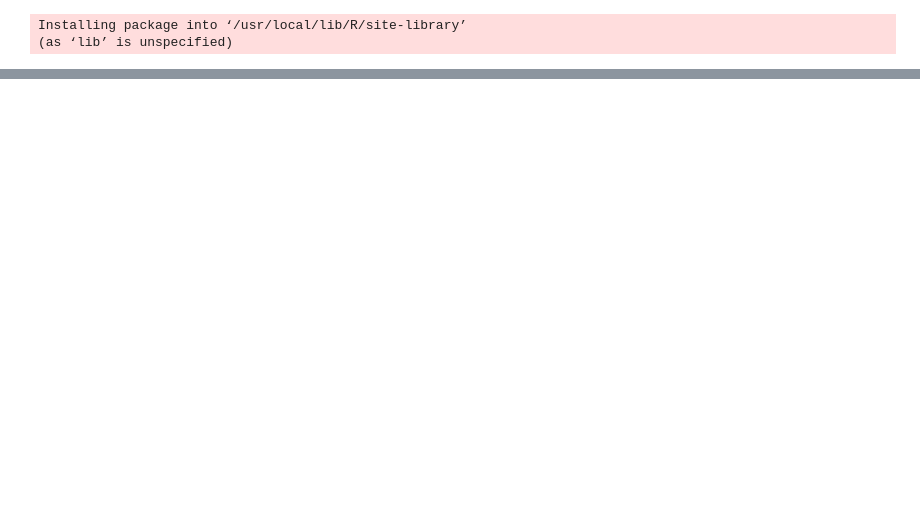
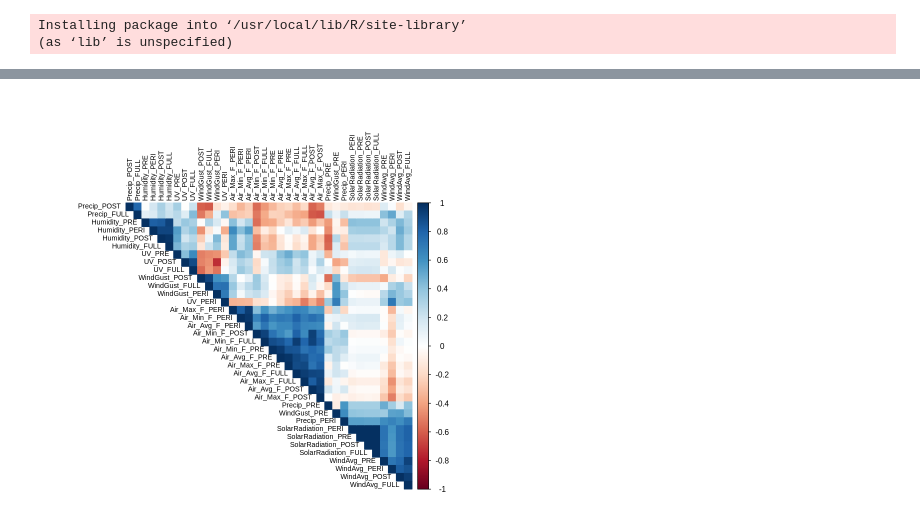
Before and after one commit to AmnNrz/llm-extension-training, a Jupyter notebook: pesticide_efficacy.ipynb, the cells around one changed output, grey strips where cells are left out. Cells and saved outputs as stored; diff of their text form; code cells hidden in the pictures; blank space fills up the shorter version.

```diff
--- a/pesticide_efficacy.ipynb
+++ b/pesticide_efficacy.ipynb
@@ -757,0 +63,4 @@ inf_gala_hourly_joined$FULL__WindGust__max
+# %%
+inf_df <- read_csv("infection.csv")
+env_d_df <- read_csv("environmental_d.csv")
+env_h_df <- read_csv("environmental_h.csv")
@@ -757,0 +108,4 @@ inf_gala_hourly_joined$FULL__WindGust__max
+# %%
+# Filter environmental data to ±14 days of inoculation
+env_d_filtered <- env_d_df %>%
+  filter(DayFromInoc >= -14 & DayFromInoc <= 14)
@@ -757,0 +196,4 @@ inf_gala_hourly_joined$FULL__WindGust__max
+# %%
+# Join infection data with summarized environmental features
+inf_env_df <- inf_df %>%
+  left_join(env_summary, by = c("state" = "state", "year" = "Year"))
@@ -757,0 +247,87 @@ inf_gala_hourly_joined$FULL__WindGust__max
+# %%
+# --- 1) load / install packages ------------------------------------------------
+pkgs <- c("dplyr", "tidyr", "ggplot2", "corrplot", "tibble")
+for(p in pkgs){
+  if(!requireNamespace(p, quietly = TRUE)) install.packages(p)
+}
+lapply(pkgs, library, character.only = TRUE)
+
+# --- 2) specify predictor names ------------------------------------------------
+predictors <- c(
+  "Air_Min_F_PRE","Air_Avg_F_PRE","Air_Max_F_PRE","WindAvg_PRE","WindGust_PRE","Precip_PRE","SolarRadiation_PRE","Humidity_PRE", "UV_PRE",
+  "Air_Min_F_PERI","Air_Avg_F_PERI","Air_Max_F_PERI","WindAvg_PERI","WindGust_PERI","Precip_PERI","SolarRadiation_PERI","Humidity_PERI", "UV_PERI",
+  "Air_Min_F_POST","Air_Avg_F_POST","Air_Max_F_POST","WindAvg_POST","WindGust_POST","Precip_POST","SolarRadiation_POST","Humidity_POST", "UV_POST",
+  "Air_Min_F_FULL","Air_Avg_F_FULL","Air_Max_F_FULL","WindAvg_FULL","WindGust_FULL","Precip_FULL","SolarRadiation_FULL","Humidity_FULL", "UV_FULL"
+)
+
+# --- 3) check which predictors exist in the joined dataframe -------------------
+missing_preds <- setdiff(predictors, names(inf_env_df))
+if(length(missing_preds) > 0){
+  warning("The following predictor columns are missing from inf_env_df and will be skipped:\n",
+          paste(missing_preds, collapse = ", "))
+}
+available_preds <- intersect(predictors, names(inf_env_df))
+if(length(available_preds) == 0) stop("No predictor columns found in inf_env_df. Check names/joins.")
+
+# --- 4) create a numeric predictor dataframe (coerce with warning) -------------
+pred_df <- inf_env_df %>%
+  dplyr::select(all_of(available_preds)) %>%
+  mutate(across(everything(), ~ as.numeric(as.character(.))))
+
+# report columns that produced new NAs during coercion
+na_counts <- colSums(is.na(pred_df))
+cat("NA counts per predictor (after coercion):\n")
+print(na_counts)
+
+# --- 5) compute correlation matrix (pairwise complete.obs) --------------------
+cor_mat <- stats::cor(pred_df, use = "pairwise.complete.obs")
+cor_mat_rounded <- round(cor_mat, 2)
+print(cor_mat_rounded)   # quick numeric view
+
+# --- 6) clustered correlation heatmap -----------------------------------------
+# saves file and also plots to the notebook
+png(filename = "env_predictors_correlation_heatmap.png", width = 1200, height = 1000, res = 150)
+corrplot::corrplot(cor_mat, method = "color", type = "upper", order = "hclust",
+                   tl.cex = 0.7, tl.col = "black", addrect = 4, na.label = "square")
+dev.off()
+cat("Heatmap written to env_predictors_correlation_heatmap.png\n")
+
+# also draw inline (if in notebook)
+corrplot::corrplot(cor_mat, method = "color", type = "upper", order = "hclust",
+                   tl.cex = 0.7, tl.col = "black", addrect = 4, na.label = "square")
+
+# --- 7) list high-correlation pairs -------------------------------------------
+threshold <- 0.80  # change if you want a different cutoff
+high_idx <- which(abs(cor_mat) > threshold & abs(cor_mat) < 1, arr.ind = TRUE)
+if(nrow(high_idx) == 0){
+  cat("No predictor pairs exceed the absolute correlation threshold of", threshold, "\n")
+} else {
+  high_pairs <- tibble::tibble(
+    var1 = rownames(cor_mat)[high_idx[,1]],
+    var2 = colnames(cor_mat)[high_idx[,2]],
+    corr = cor_mat[high_idx]
+  ) %>%
+    # keep only unique unordered pairs (var1 < var2)
+    dplyr::filter(var1 < var2) %>%
+    dplyr::arrange(dplyr::desc(abs(corr)))
+  cat("Predictor pairs with |correlation| >", threshold, ":\n")
+  print(high_pairs)
+}
+
+# --- 8) optional: quick pair plots for top N correlated pairs -----------------
+topN <- 8
+if(exists("high_pairs") && nrow(high_pairs) > 0){
+  top_pairs <- head(high_pairs, topN)
+  for(i in seq_len(nrow(top_pairs))){
+    xvar <- top_pairs$var1[i]; yvar <- top_pairs$var2[i]
+    p <- ggplot2::ggplot(inf_env_df, ggplot2::aes_string(x = xvar, y = yvar)) +
+      ggplot2::geom_point(alpha = 0.6) +
+      ggplot2::geom_smooth(method = "lm", se = FALSE) +
+      ggplot2::ggtitle(sprintf("%s vs %s (cor = %.2f)", xvar, yvar, top_pairs$corr[i])) +
+      ggplot2::theme_minimal()
+    print(p)
+  }
+} else {
+  cat("No high-correlation pairs to plot.\n")
+}
+# %% [output]
@@ -757,0 +401 @@ inf_gala_hourly_joined$FULL__WindGust__max
+[figure, added]
```
Also changed, not shown: parts of 45 cells of this notebook.
